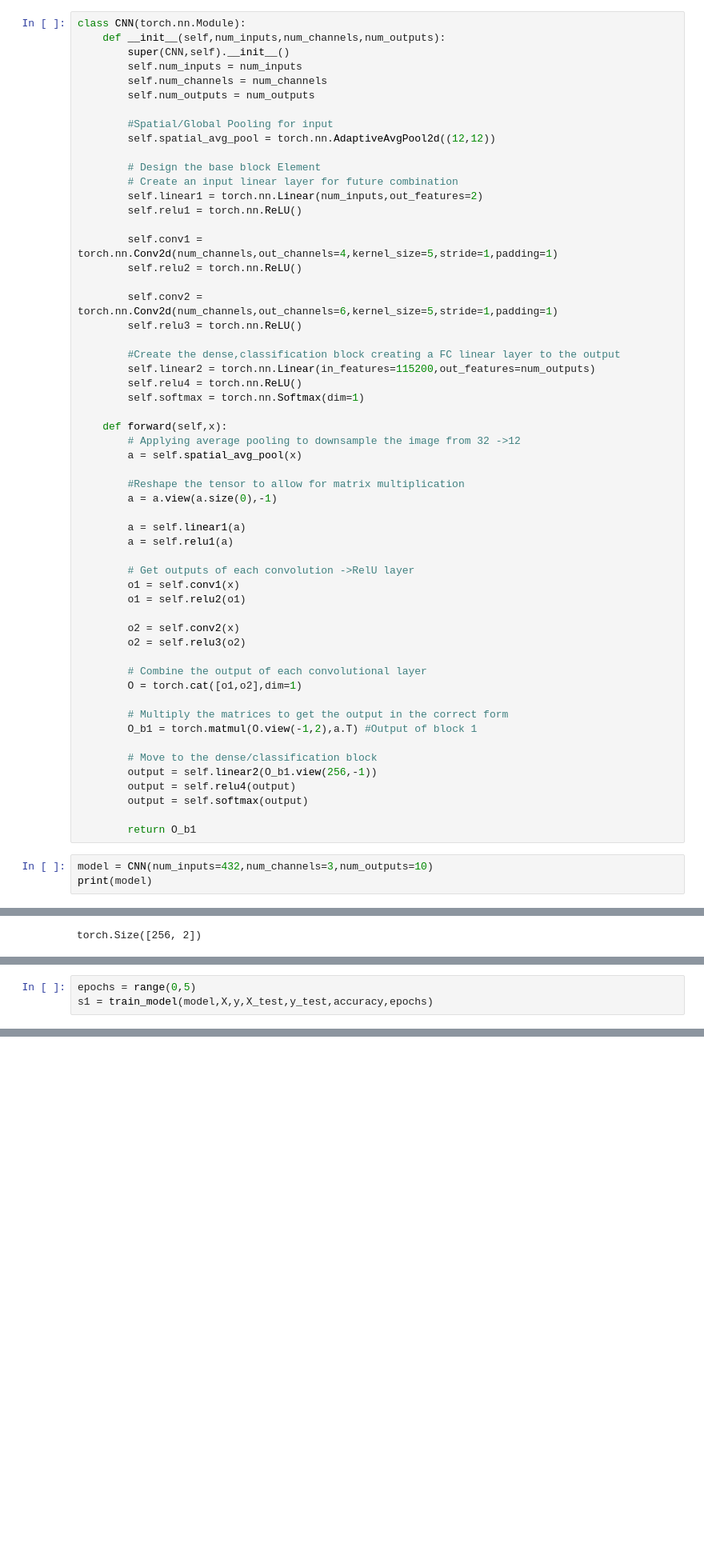
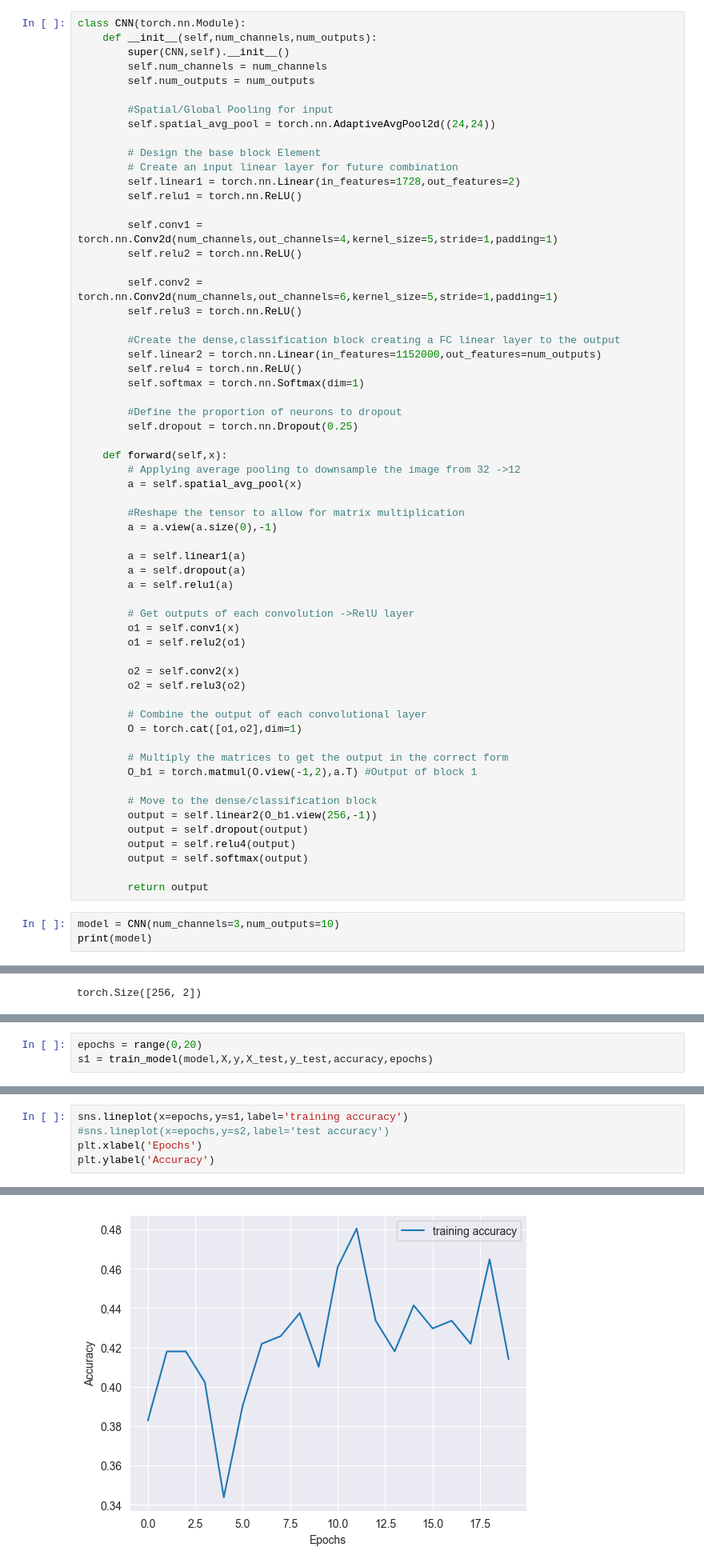
Before and after one commit to IfedayoAkinsuli/Convolutional_Neural_Networks, a Jupyter notebook: NNDL_Assignment.ipynb, the cells around one changed output, grey strips where cells are left out. Shown at 80% size. Drawn from its saved outputs; the diff is of its cells as text; blank space fills up the shorter version.

Commit message:
On my way! lowered the spatial pooling sample

```diff
--- a/NNDL_Assignment.ipynb
+++ b/NNDL_Assignment.ipynb
@@ -65,18 +65,17 @@ plt.imshow(X[1].T)
 - check if the input to the convolution should be in one or 2 dimensions
 # %%
 class CNN(torch.nn.Module):
-    def __init__(self,num_inputs,num_channels,num_outputs):
+    def __init__(self,num_channels,num_outputs):
         super(CNN,self).__init__()
-        self.num_inputs = num_inputs
         self.num_channels = num_channels
         self.num_outputs = num_outputs
 
         #Spatial/Global Pooling for input
-        self.spatial_avg_pool = torch.nn.AdaptiveAvgPool2d((12,12))
+        self.spatial_avg_pool = torch.nn.AdaptiveAvgPool2d((24,24))
 
         # Design the base block Element
         # Create an input linear layer for future combination
-        self.linear1 = torch.nn.Linear(num_inputs,out_features=2)
+        self.linear1 = torch.nn.Linear(in_features=1728,out_features=2)
         self.relu1 = torch.nn.ReLU()
 
         self.conv1 = torch.nn.Conv2d(num_channels,out_channels=4,kernel_size=5,stride=1,padding=1)
@@ -86,9 +85,12 @@ class CNN(torch.nn.Module):
         self.relu3 = torch.nn.ReLU()
 
         #Create the dense,classification block creating a FC linear layer to the output
-        self.linear2 = torch.nn.Linear(in_features=115200,out_features=num_outputs)
+        self.linear2 = torch.nn.Linear(in_features=1152000,out_features=num_outputs)
         self.relu4 = torch.nn.ReLU()
         self.softmax = torch.nn.Softmax(dim=1)
+
+        #Define the proportion of neurons to dropout
+        self.dropout = torch.nn.Dropout(0.25)
 
     def forward(self,x):
         # Applying average pooling to downsample the image from 32 ->12
@@ -98,6 +100,7 @@ class CNN(torch.nn.Module):
         a = a.view(a.size(0),-1)
 
         a = self.linear1(a)
+        a = self.dropout(a)
         a = self.relu1(a)
 
         # Get outputs of each convolution ->RelU layer
@@ -115,12 +118,13 @@ class CNN(torch.nn.Module):
 
         # Move to the dense/classification block
         output = self.linear2(O_b1.view(256,-1))
+        output = self.dropout(output)
         output = self.relu4(output)
         output = self.softmax(output)
 
-        return O_b1
+        return output
 # %%
-model = CNN(num_inputs=432,num_channels=3,num_outputs=10)
+model = CNN(num_channels=3,num_outputs=10)
 print(model)
 # %% [output]
 CNN(
@@ -211,5 +217,5 @@ def train_model(model,X,y,X_test,y_test,accuracy,epochs):
 
     return score_train
 # %%
-epochs = range(0,5)
+epochs = range(0,20)
 s1 = train_model(model,X,y,X_test,y_test,accuracy,epochs)
@@ -217,0 +245,6 @@ RuntimeError: The size of tensor a (1152000) must match the size of tensor b (25
+# %%
+sns.lineplot(x=epochs,y=s1,label='training accuracy')
+#sns.lineplot(x=epochs,y=s2,label='test accuracy')
+plt.xlabel('Epochs')
+plt.ylabel('Accuracy')
+# %% [output]
@@ -217,0 +252 @@ RuntimeError: The size of tensor a (1152000) must match the size of tensor b (25
+[figure, added]
```
Also changed, not shown: parts of 9 cells of this notebook.
